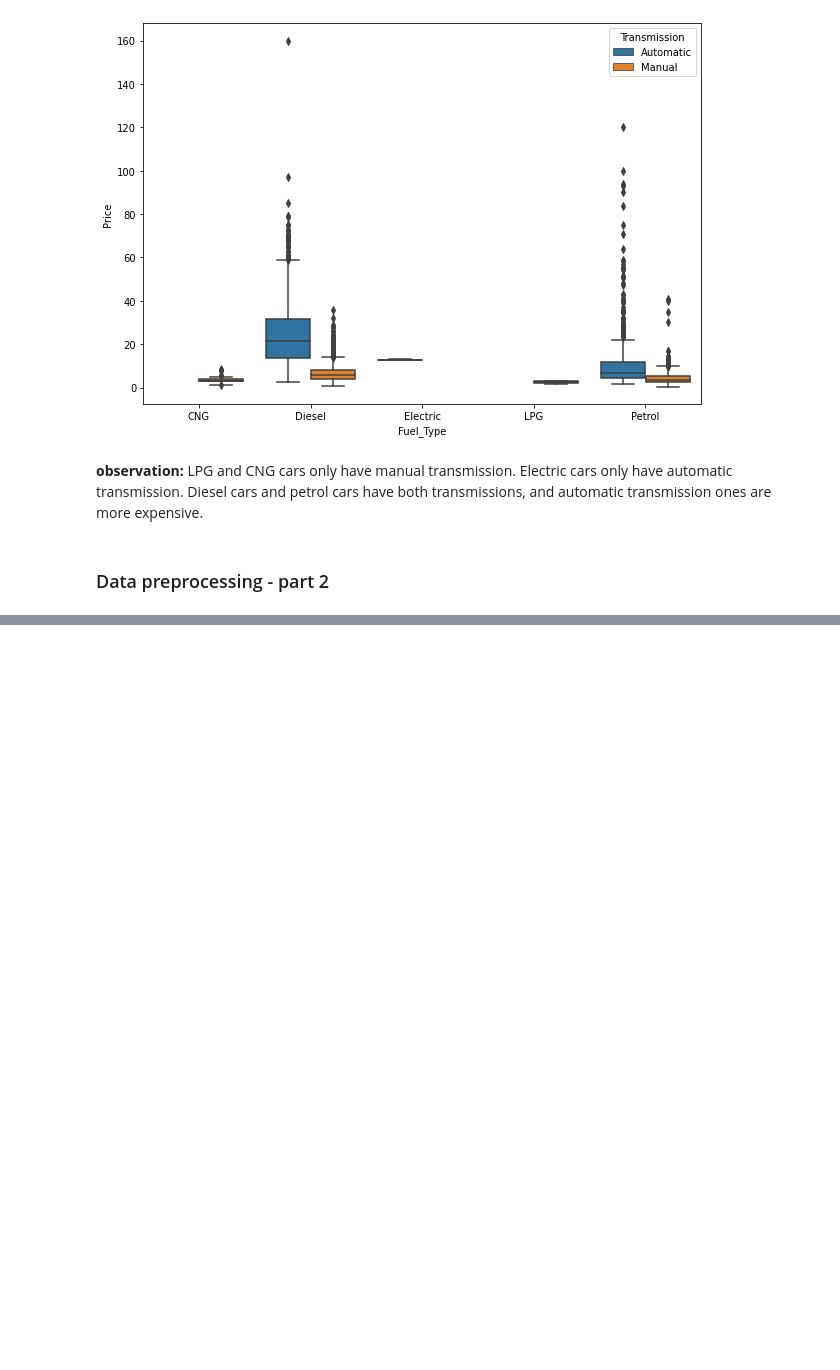
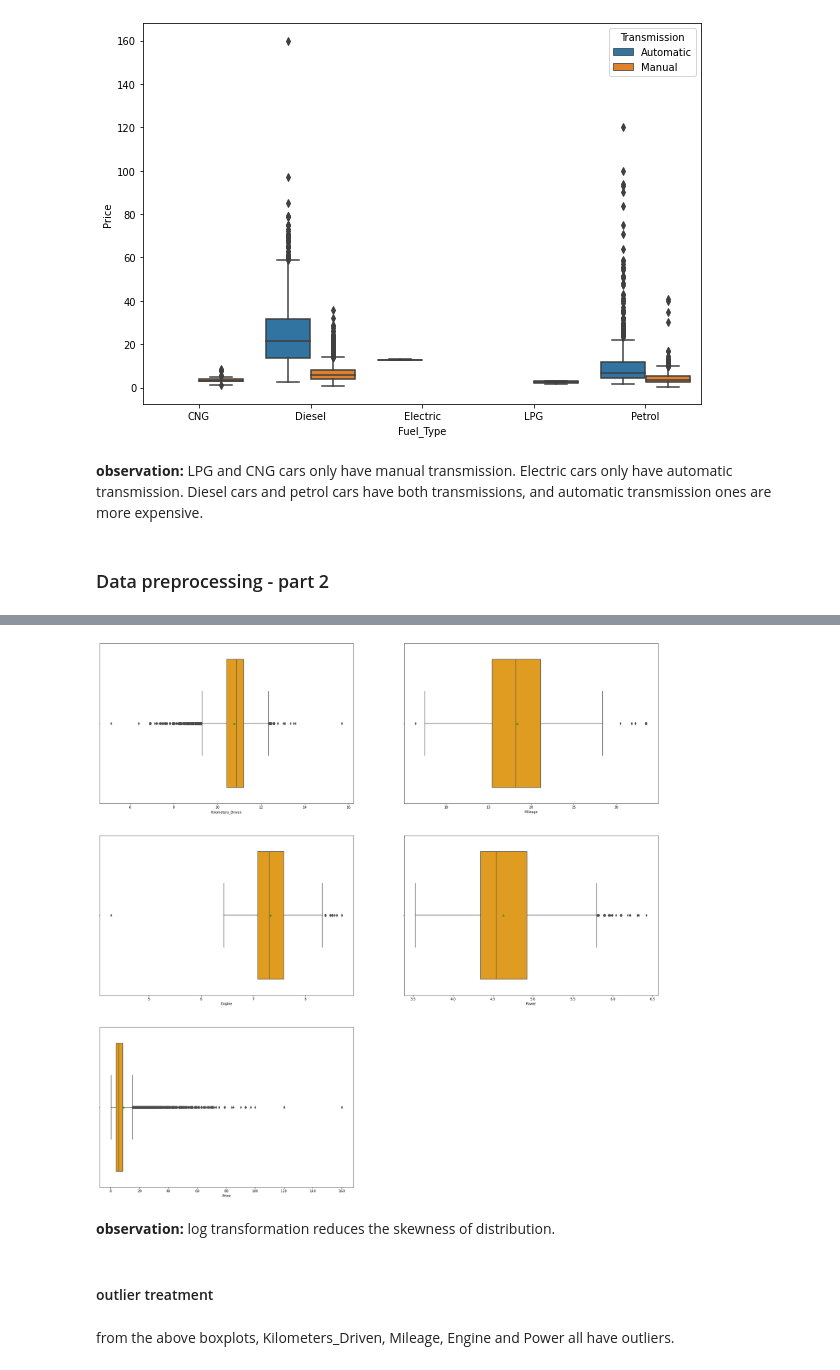
Before and after one commit to liangym2014/Data-science-and-machine-learning, a Jupyter notebook: 2.Cars4U_Project_Solution_Yanming.ipynb, the cells around one changed output, grey strips where cells are left out. Saved outputs shown, nothing was run; the diff lists cells and outputs as text; code cells hidden in the pictures; blank space fills up the shorter version.

```diff
--- a/2.Cars4U_Project_Solution_Yanming.ipynb
+++ b/2.Cars4U_Project_Solution_Yanming.ipynb
@@ -638,0 +695,9 @@ dtype: float64
+# %%
+plt.figure(figsize = (30, 30))     # box plot for numercial variables
+for i, col in enumerate(numerical_columns):
+    plt.subplot(3, 2, i + 1)
+    sns.boxplot(x = df[col], showmeans=True, color = 'orange')   # show the position of mean
+# %% [output]
+[figure, added]
+# %% [markdown]
+**observation:** log transformation reduces the skewness of distribution.
@@ -638,0 +708,4 @@ dtype: float64
+# %% [markdown]
+#### outlier treatment
+# %% [markdown]
+from the above boxplots, Kilometers_Driven, Mileage, Engine and Power all have outliers.
```
Also changed, not shown: parts of 24 cells of this notebook.
